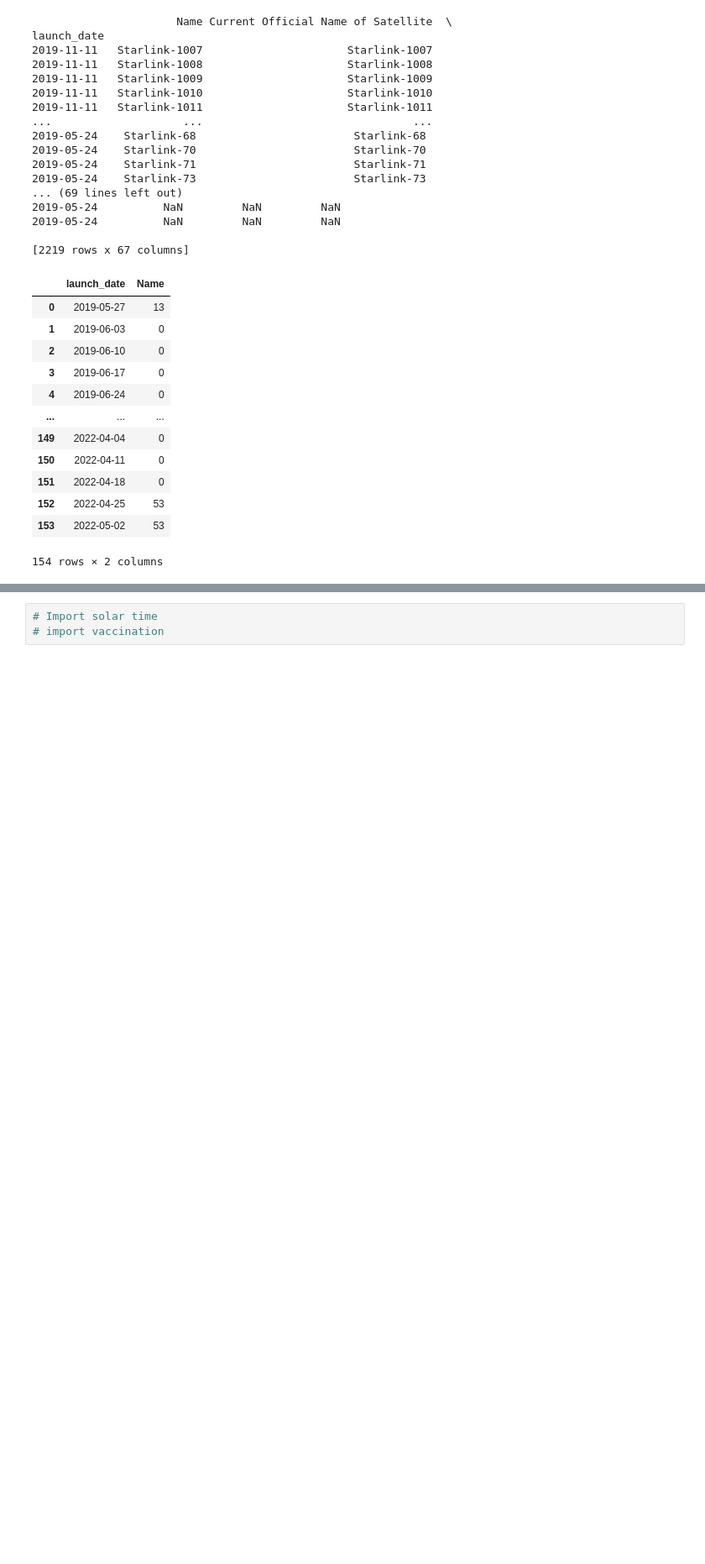
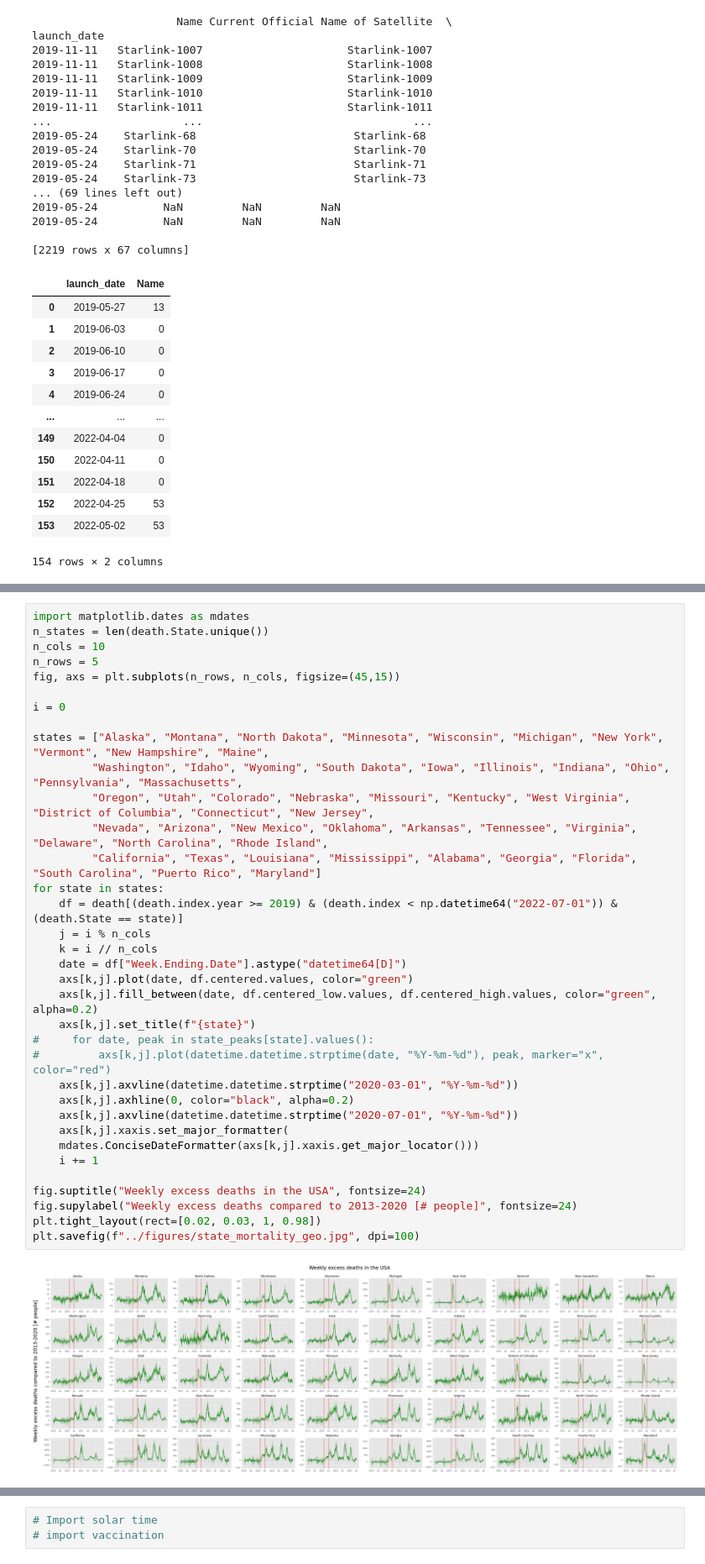
Before and after one commit to matzhaugen/mortality, a Jupyter notebook: notebooks/satellites-redux.ipynb, the cells around one changed output, grey strips where cells are left out. Shown at 84% size. Cells and saved outputs as stored; diff of their text form; blank space fills up the shorter version.

```diff
--- a/notebooks/satellites-redux.ipynb
+++ b/notebooks/satellites-redux.ipynb
@@ -142,0 +188,37 @@ plt.savefig("../figures/satellite_death.pdf")
+# %%
+import matplotlib.dates as mdates
+n_states = len(death.State.unique())
+n_cols = 10
+n_rows = 5
+fig, axs = plt.subplots(n_rows, n_cols, figsize=(45,15))
+
+i = 0
+
+states = ["Alaska", "Montana", "North Dakota", "Minnesota", "Wisconsin", "Michigan", "New York", "Vermont", "New Hampshire", "Maine",
+         "Washington", "Idaho", "Wyoming", "South Dakota", "Iowa", "Illinois", "Indiana", "Ohio", "Pennsylvania", "Massachusetts",
+         "Oregon", "Utah", "Colorado", "Nebraska", "Missouri", "Kentucky", "West Virginia", "District of Columbia", "Connecticut", "New Jersey",
+         "Nevada", "Arizona", "New Mexico", "Oklahoma", "Arkansas", "Tennessee", "Virginia", "Delaware", "North Carolina", "Rhode Island",
+         "California", "Texas", "Louisiana", "Mississippi", "Alabama", "Georgia", "Florida", "South Carolina", "Puerto Rico", "Maryland"]
+for state in states:
+    df = death[(death.index.year >= 2019) & (death.index < np.datetime64("2022-07-01")) & (death.State == state)]
+    j = i % n_cols
+    k = i // n_cols
+    date = df["Week.Ending.Date"].astype("datetime64[D]")
+    axs[k,j].plot(date, df.centered.values, color="green")
+    axs[k,j].fill_between(date, df.centered_low.values, df.centered_high.values, color="green", alpha=0.2)
+    axs[k,j].set_title(f"{state}")
+#     for date, peak in state_peaks[state].values():
+#         axs[k,j].plot(datetime.datetime.strptime(date, "%Y-%m-%d"), peak, marker="x", color="red")
+    axs[k,j].axvline(datetime.datetime.strptime("2020-03-01", "%Y-%m-%d"))
+    axs[k,j].axhline(0, color="black", alpha=0.2)
+    axs[k,j].axvline(datetime.datetime.strptime("2020-07-01", "%Y-%m-%d"))
+    axs[k,j].xaxis.set_major_formatter(
+    mdates.ConciseDateFormatter(axs[k,j].xaxis.get_major_locator()))
+    i += 1
+
+fig.suptitle("Weekly excess deaths in the USA", fontsize=24)
+fig.supylabel("Weekly excess deaths compared to 2013-2020 [# people]", fontsize=24)
+plt.tight_layout(rect=[0.02, 0.03, 1, 0.98])
+plt.savefig(f"../figures/state_mortality_geo.jpg", dpi=100)
+# %% [output]
+[figure, added]
```
Also changed, not shown: parts of 20 cells of this notebook, 17 other files.
